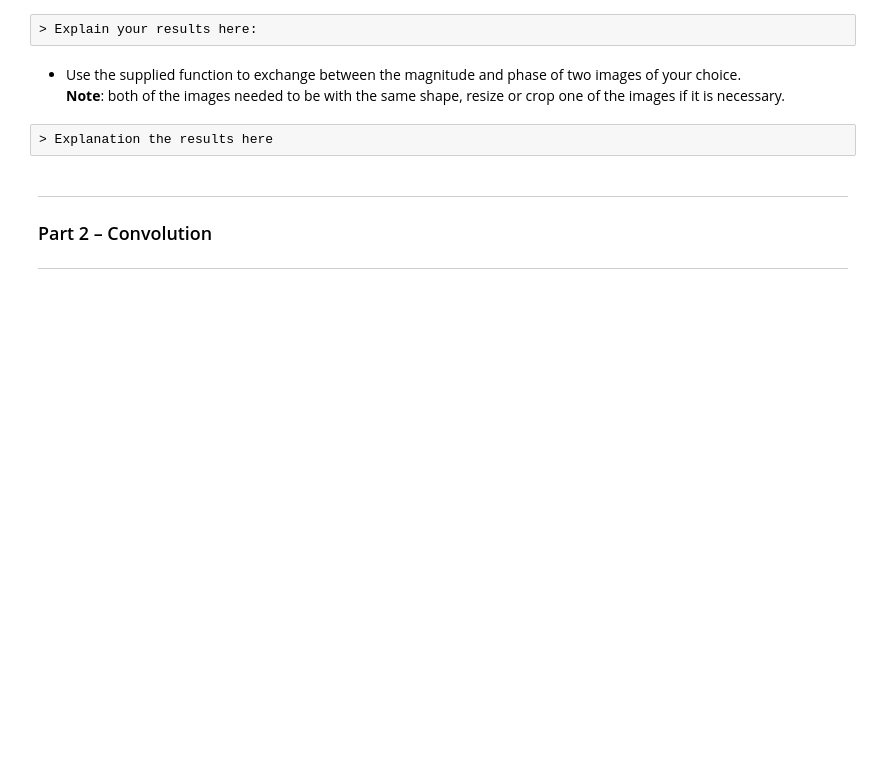
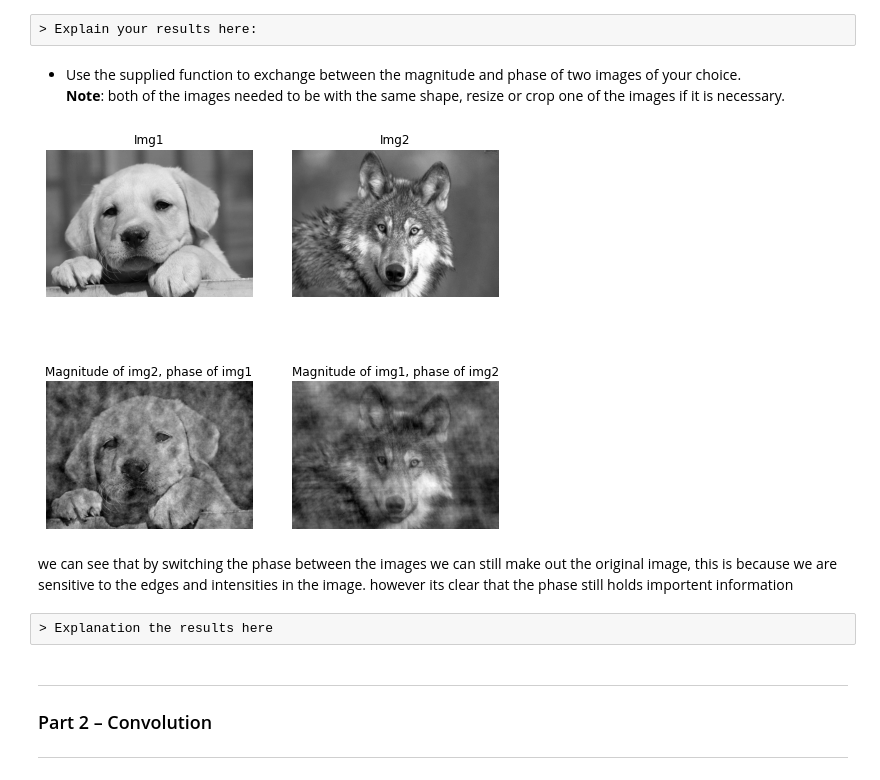
Before and after one commit to nadavschwalb/Advanced_C, a Jupyter notebook: Lab_4_student.ipynb, the cells around one changed output. Saved outputs shown, nothing was run; the diff lists cells and outputs as text; code cells hidden in the pictures; blank space fills up the shorter version.

```diff
--- a/Lab_4_student.ipynb
+++ b/Lab_4_student.ipynb
@@ -274,6 +276,15 @@ def mag_phas_exchange(img1,img2):
     ax[3].imshow(img1_img2, cmap='gray')
     ax[3].set_title('Magnitude of img1, phase of img2'), ax[3].axis('off')
     plt.tight_layout()
+# %%
+wolf_image = plt.imread('head-wolf.jpg')
+wolf_image = cv2.cvtColor(wolf_image,cv2.COLOR_RGB2GRAY)
+wolf_image = cv2.resize(wolf_image,(puppy_image.shape[1],puppy_image.shape[0]))
+mag_phas_exchange(puppy_image,wolf_image)
+# %% [output]
+[figure, added]
+# %% [markdown]
+we can see that by switching the phase between the images we can still make out the original image, this is because we are sensitive to the edges and intensities in the image. however its clear that the phase still holds importent information
 # %% [raw]
 > Explanation the results here
 # %% [markdown]
```
Also changed, not shown: parts of 23 cells of this notebook.
